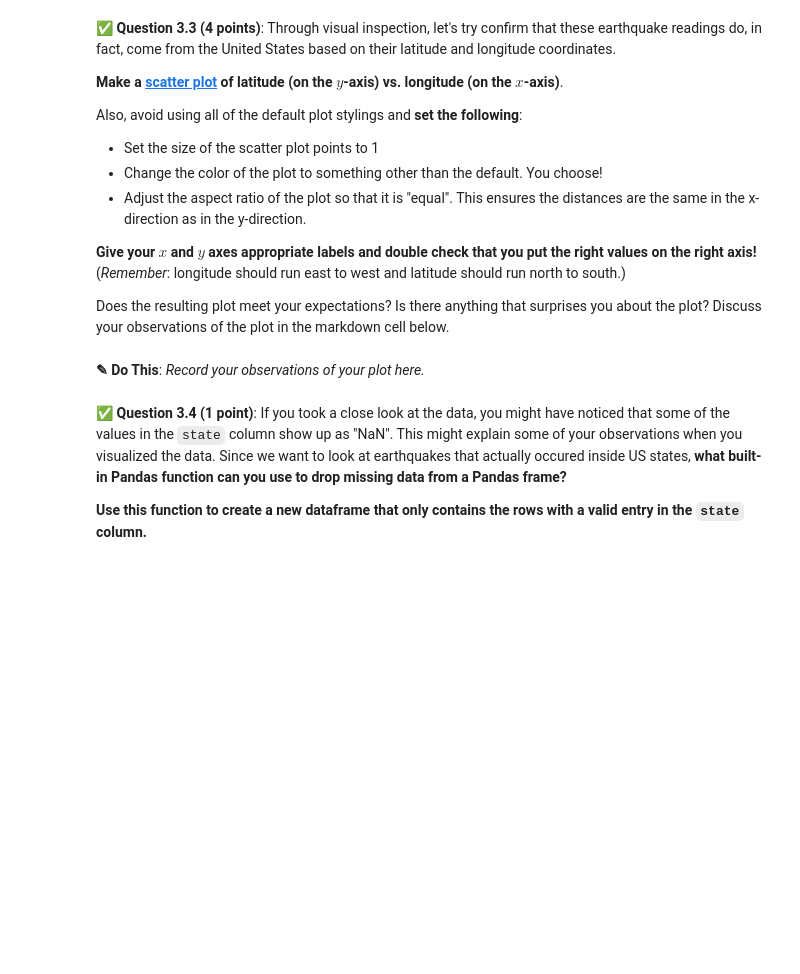
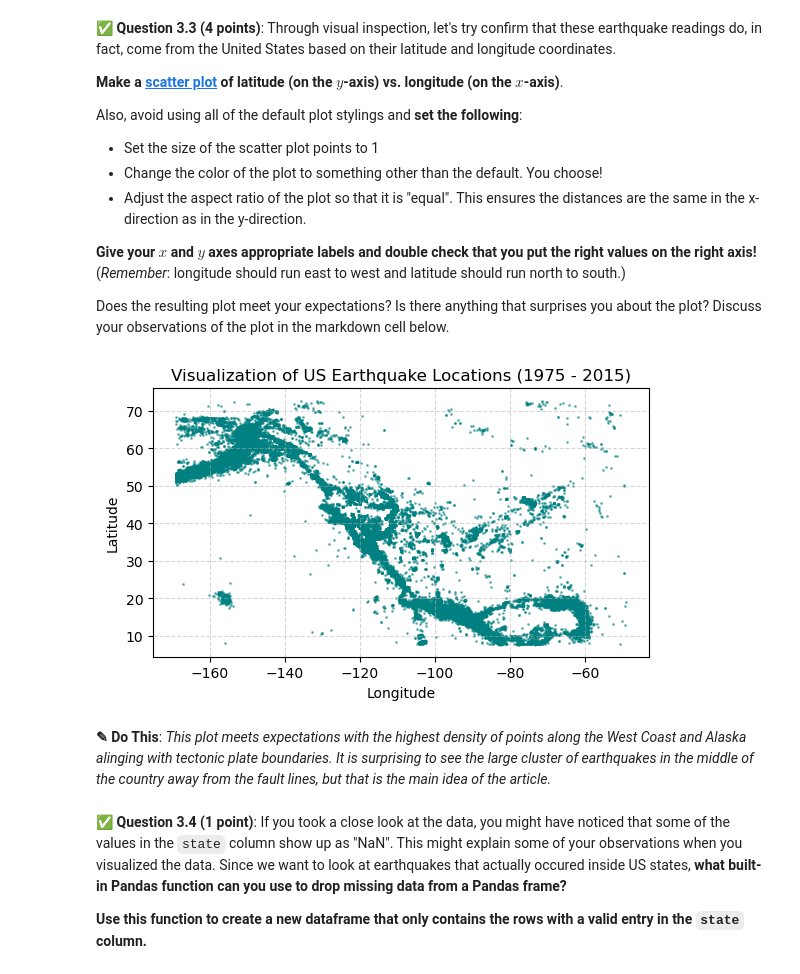
Before and after one commit to Ptona32/CMSE202-s26-turnin, a Jupyter notebook: hw-01/HW-01_GitPracticeDebuggingPythonPackagesAndClasses-STUDENT.ipynb, the cells around one changed output. Drawn from its saved outputs; the diff is of its cells as text; code cells hidden in the pictures; blank space fills up the shorter version.

```diff
--- a/hw-01/HW-01_GitPracticeDebuggingPythonPackagesAndClasses-STUDENT.ipynb
+++ b/hw-01/HW-01_GitPracticeDebuggingPythonPackagesAndClasses-STUDENT.ipynb
@@ -339,3 +340,8 @@ That headline might be a alarming, but you're going to take a look at the data y
 &#9989; **Question 3.2 (2 points)**: To get started, **read in the `earthquake_states.csv` dataset** and then display the first 15 rows of the data using **Pandas**.
 # %%
 ### Put your code here
+import pandas as pd
+
+earthquakes_df = pd.read_csv('earthquake_states.csv')
+
+earthquakes_df.head(15)
@@ -357,5 +378,22 @@ Does the resulting plot meet your expectations? Is there anything that surprises
-# %% [markdown]
-**<font size=+3>&#9998;</font> Do This**: *Record your observations of your plot here.*
+# %%
+### Put your code here
+import matplotlib.pyplot as plt
+
+plt.scatter(earthquakes_df['longitude'], earthquakes_df['latitude'], s=1, color='teal', alpha=0.5)
+
+plt.gca().set_aspect('equal')
+
+plt.xlabel('Longitude')
+plt.ylabel('Latitude')
+plt.title('Visualization of US Earthquake Locations (1975 - 2015)')
+
+plt.grid(True, linestyle='--', alpha=0.5)
+
+plt.show()
+# %% [output]
+[figure, added]
+# %% [markdown]
+**<font size=+3>&#9998;</font> Do This**: *This plot meets expectations with the highest density of points along the West Coast and Alaska alinging with tectonic plate boundaries. It is surprising to see the large cluster of earthquakes in the middle of the country away from the fault lines, but that is the main idea of the article.*
 # %% [markdown]
 &#9989; **Question 3.4 (1 point)**: If you took a close look at the data, you might have noticed that some of the values in the `state` column show up as "NaN". This might explain some of your observations when you visualized the data. Since we want to look at earthquakes that actually occured inside US states, **what built-in Pandas function can you use to drop missing data from a Pandas frame?**
 
```
Also changed, not shown: parts of 14 cells of this notebook.
